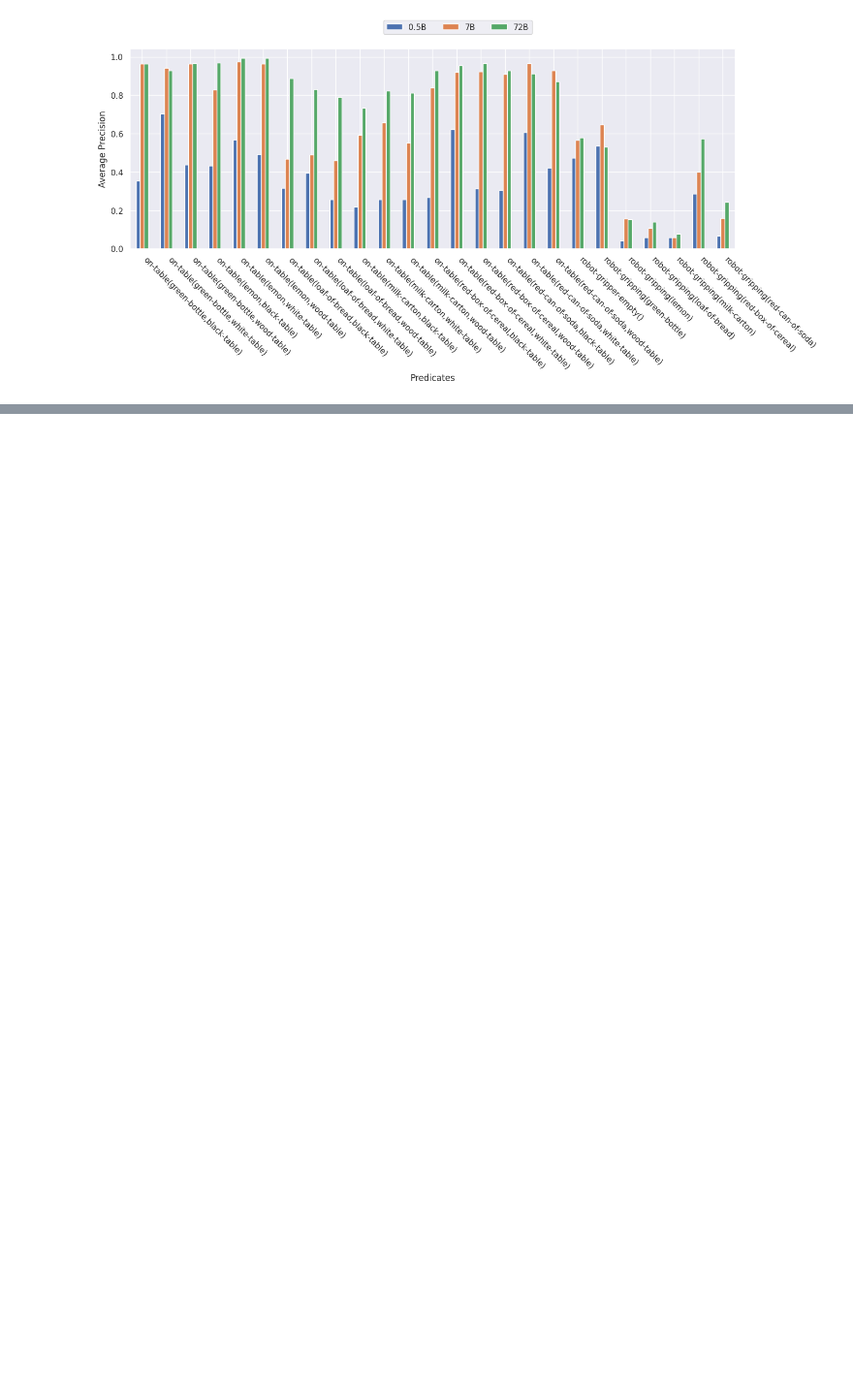
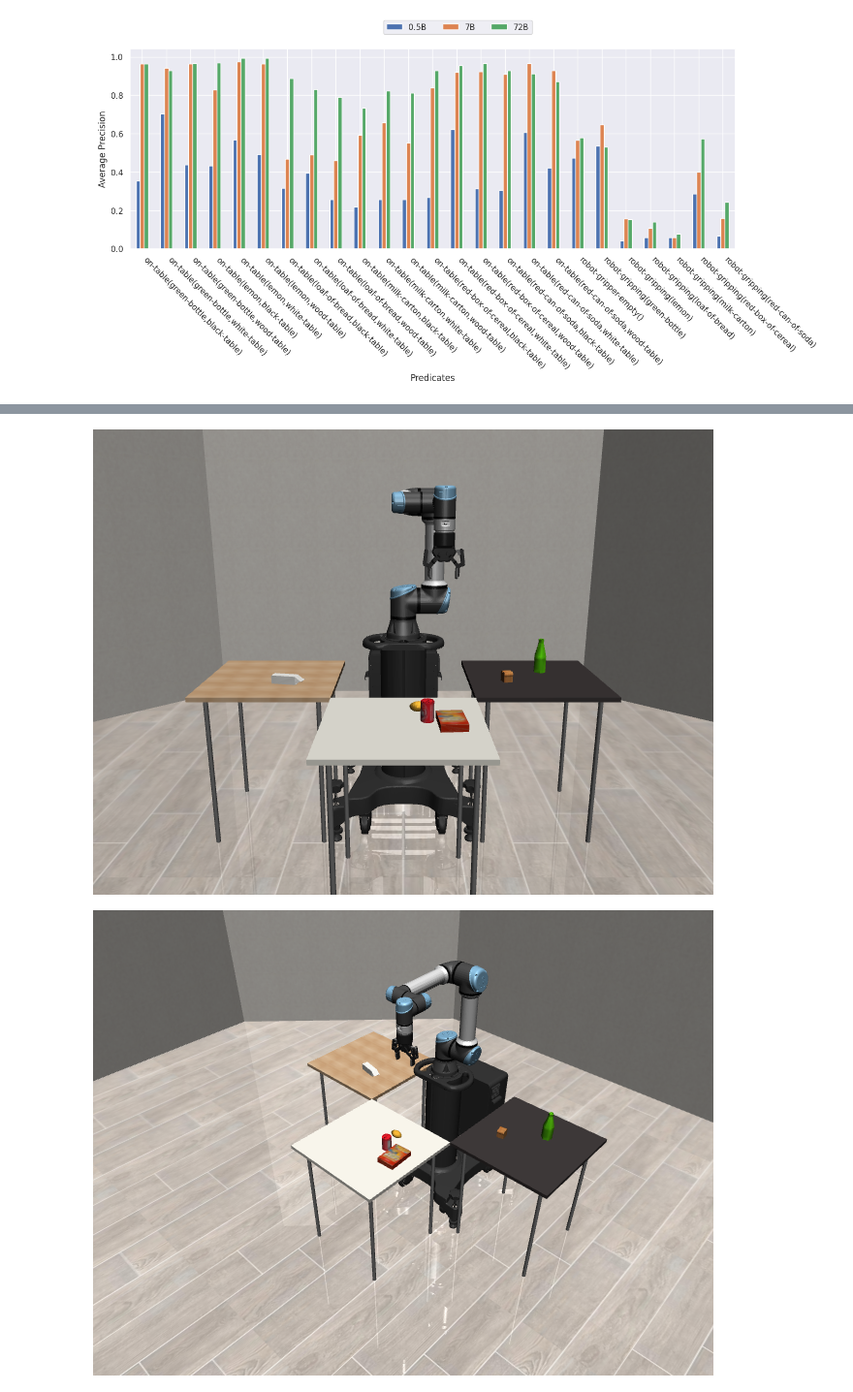
Before and after one commit to CLAIR-LAB-TECHNION/s3e, a Jupyter notebook: full_res_GRIP.ipynb, the cells around one changed output, grey strips where cells are left out. Shown at 97% size. Saved outputs shown, nothing was run; the diff lists cells and outputs as text; code cells hidden in the pictures; blank space fills up the shorter version.

```diff
--- a/full_res_GRIP.ipynb
+++ b/full_res_GRIP.ipynb
@@ -839,10 +406,0 @@ se.vqa_model.tokenizer(['moot'])
-# %%
-from PIL import Image
-
-dp_name = np.random.choice(dps)
-
-img = Image.fromarray(
-    all_renders[dp_name]['frontview']
-)
-print(gts[dp_name][PREDICATE])
-img
@@ -863,17 +406,0 @@ se.estimate_state([
-# %%
-from tqdm.auto import tqdm
-imgs = {
-    k: Image.fromarray(img_arr)
-    for k, img_arr in all_renders[dp_name].items()
-}
-
-# np.mean([
-#     se.logits_to_yes_no_probs(se.vqa_model([img], ["Is the robot's gripper currently empty?"])[:, -1].float()).item()
-#     for img in tqdm(imgs.values())
-# ])
-pred_per_img = {
-    k: se.logits_to_yes_no_probs(se.vqa_model([img], ["Is the robot currently holding the loaf of bread?"])[:, -1].float()).item()
-    for k, img in tqdm(imgs.items())
-}
-display(pred_per_img)
-"mean", np.mean(list(pred_per_img.values()))
@@ -909,0 +519,12 @@ for img in imgs:
+# %%
+from PIL import Image
+
+dps = [dp for dp, vs in gts_home.items() if vs['robot-gripper-empty()']]
+dp_name = np.random.choice(dps)
+
+for k, img_arr in all_renders_home[dp_name].items():
+    img = Image.fromarray(img_arr)
+    display(img)
+# %% [output]
+[figure, added]
+[figure, added]
```
Also changed, not shown: parts of 76 cells of this notebook, 41 other files.
